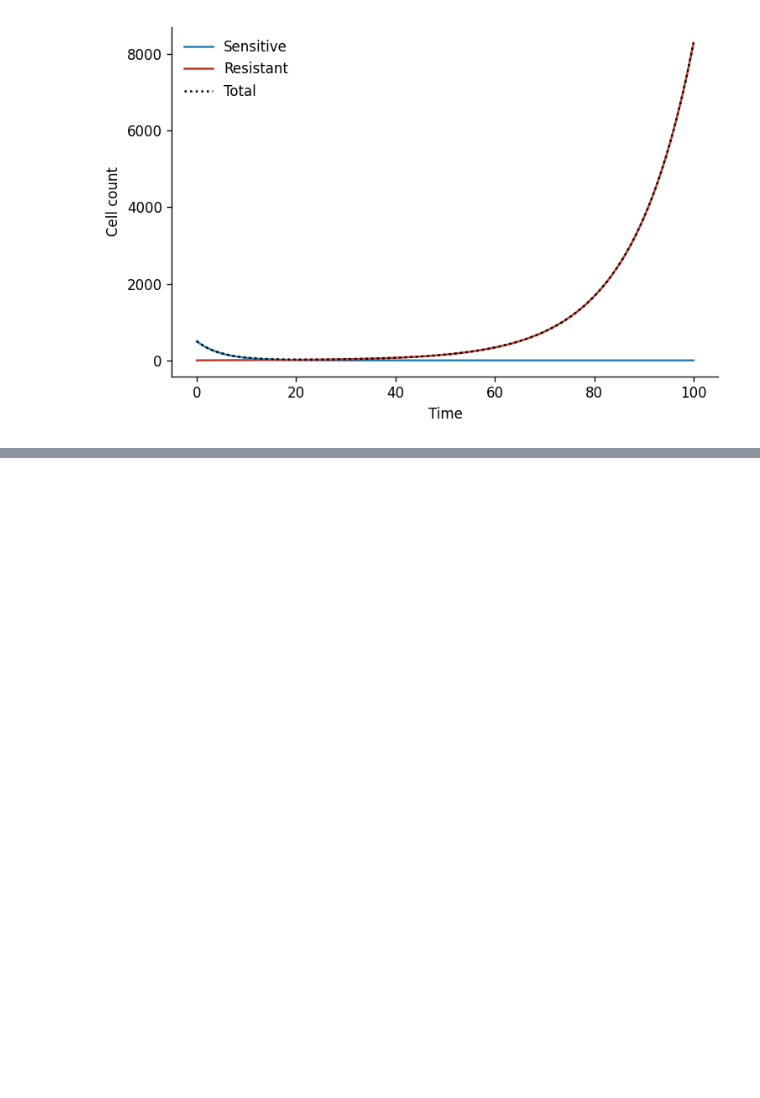
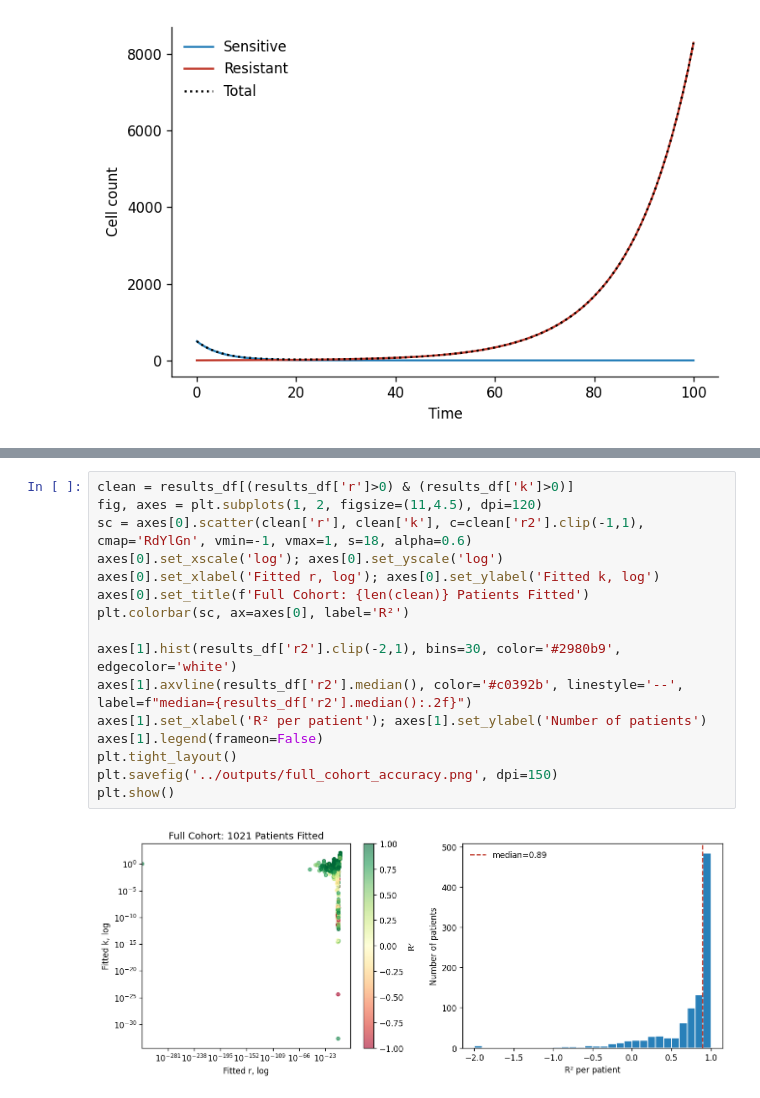
Before and after one commit to caolanmaguire/group6_colorectal_cancer_modelling_project, a Jupyter notebook: notebooks/ODE_Question3.ipynb, the cells around one changed output, grey strips where cells are left out. Drawn from its saved outputs; the diff is of its cells as text; blank space fills up the shorter version.

```diff
--- a/notebooks/ODE_Question3.ipynb
+++ b/notebooks/ODE_Question3.ipynb
@@ -217,3 +283,21 @@ Fitted 1058/1461 patients
+# %%
+clean = results_df[(results_df['r']>0) & (results_df['k']>0)]
+fig, axes = plt.subplots(1, 2, figsize=(11,4.5), dpi=120)
+sc = axes[0].scatter(clean['r'], clean['k'], c=clean['r2'].clip(-1,1), cmap='RdYlGn', vmin=-1, vmax=1, s=18, alpha=0.6)
+axes[0].set_xscale('log'); axes[0].set_yscale('log')
+axes[0].set_xlabel('Fitted r, log'); axes[0].set_ylabel('Fitted k, log')
+axes[0].set_title(f'Full Cohort: {len(clean)} Patients Fitted')
+plt.colorbar(sc, ax=axes[0], label='R²')
+
+axes[1].hist(results_df['r2'].clip(-2,1), bins=30, color='#2980b9', edgecolor='white')
+axes[1].axvline(results_df['r2'].median(), color='#c0392b', linestyle='--', label=f"median={results_df['r2'].median():.2f}")
+axes[1].set_xlabel('R² per patient'); axes[1].set_ylabel('Number of patients')
+axes[1].legend(frameon=False)
+plt.tight_layout()
+plt.savefig('../outputs/full_cohort_accuracy.png', dpi=150)
+plt.show()
+# %% [output]
+[figure, added]
 # %%
 # --- Plot any patient by hash or index ---
 def plot_patient(patient_id, df, results_df):
```
Also changed, not shown: parts of 12 cells of this notebook, 5 other files.
